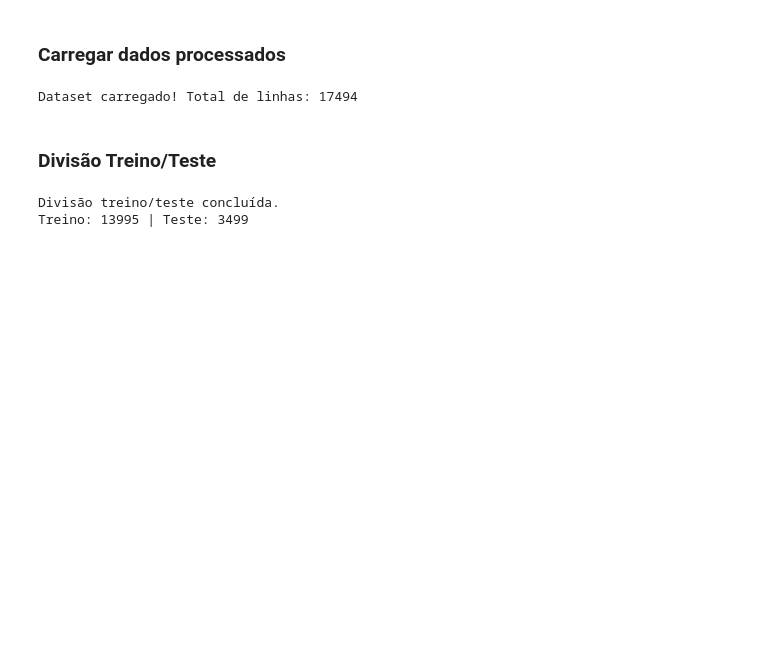
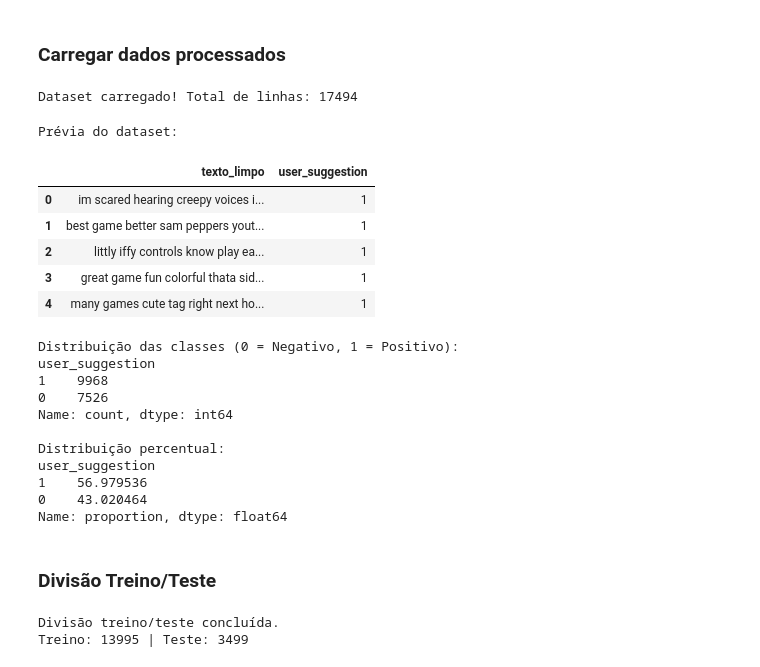
Before and after one commit to Inatel-Labs/C318, a Jupyter notebook: notebooks/2_modelagem_classificacao.ipynb, the cells around one changed output. Drawn from its saved outputs; the diff is of its cells as text; code cells hidden in the pictures; blank space fills up the shorter version.

Commit message:
Adicionado print's para evidencias

```diff
--- a/notebooks/2_modelagem_classificacao.ipynb
+++ b/notebooks/2_modelagem_classificacao.ipynb
@@ -51,6 +51,34 @@ X = df['texto_limpo']
 y = df['user_suggestion']
 # %% [output]
 Dataset carregado! Total de linhas: 17494
+# %%
+print("Prévia do dataset:")
+display(df.head())
+
+print("\nDistribuição das classes (0 = Negativo, 1 = Positivo):")
+print(df['user_suggestion'].value_counts())
+
+print("\nDistribuição percentual:")
+print(df['user_suggestion'].value_counts(normalize=True) * 100)
+# %% [output]
+Prévia do dataset:
+|  | texto_limpo | user_suggestion |
+| 0 | im scared hearing creepy voices i... | 1 |
+| 1 | best game better sam peppers yout... | 1 |
+| 2 | littly iffy controls know play ea... | 1 |
+| 3 | great game fun colorful thata sid... | 1 |
+| 4 | many games cute tag right next ho... | 1 |
+Distribuição das classes (0 = Negativo, 1 = Positivo):
+user_suggestion
+1    9968
+0    7526
+Name: count, dtype: int64
+
+Distribuição percentual:
+user_suggestion
+1    56.979536
+0    43.020464
+Name: proportion, dtype: float64
 # %% [markdown]
 ### Divisão Treino/Teste
 # %%
```
Also changed, not shown: parts of 2 cells of this notebook.
